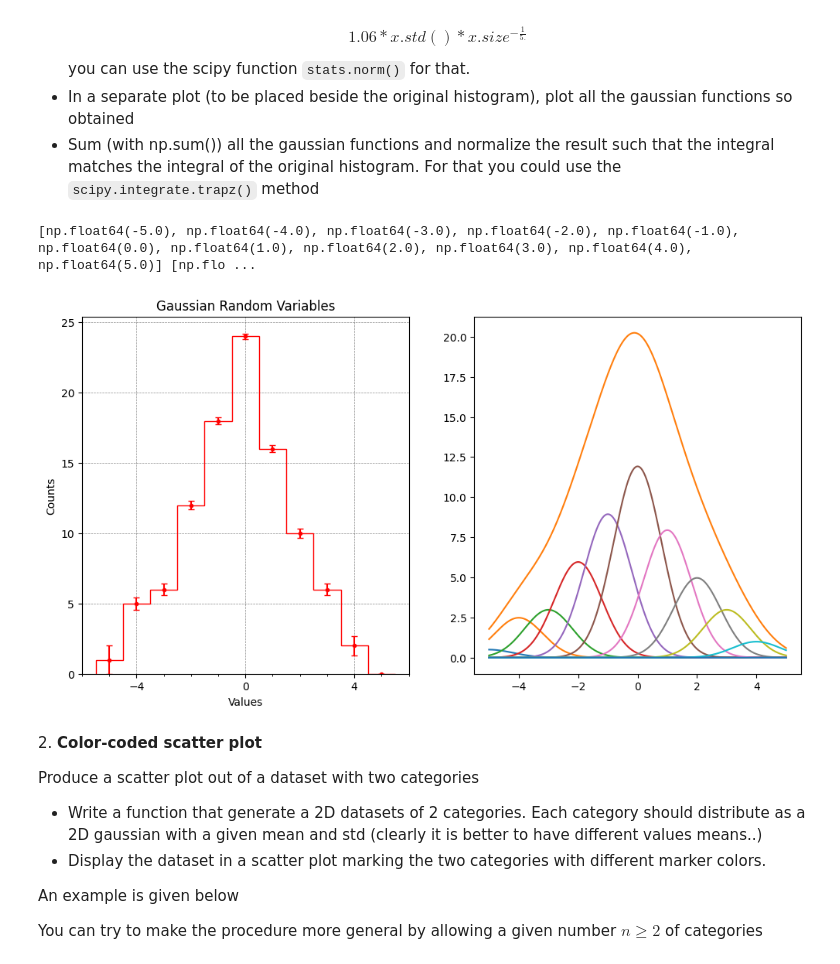
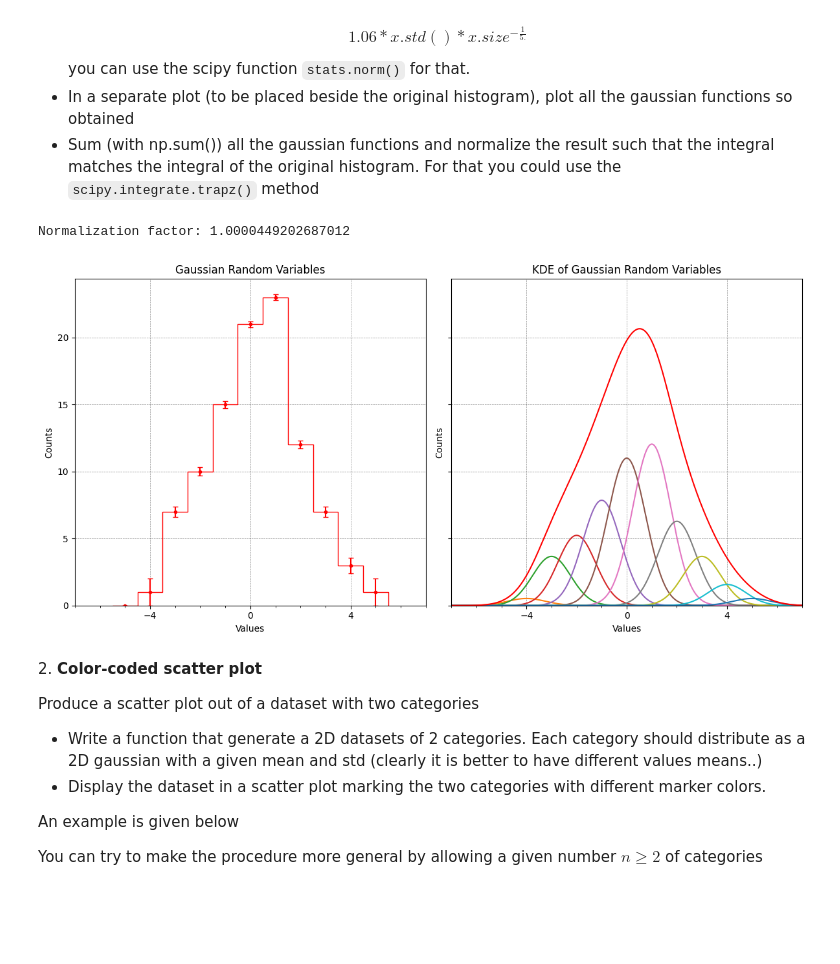
Before and after one commit to DanieleGhezzi25/LaboratoryOfComputationalPhysics_Y8, a Jupyter notebook: 07ex_Visualization.ipynb, the cells around one changed output. Cells and saved outputs as stored; diff of their text form; code cells hidden in the pictures; blank space fills up the shorter version.

```diff
--- a/07ex_Visualization.ipynb
+++ b/07ex_Visualization.ipynb
@@ -19,47 +19,59 @@ import numpy as np
 import matplotlib.pyplot as plt
 from matplotlib.ticker import AutoMinorLocator, MultipleLocator, FuncFormatter
 from scipy.stats import norm
+from scipy.integrate import trapezoid
 
 mean = 0
 sigma = 2
 x = np.random.normal(mean, sigma, size=100)
 
-fig, ax = plt.subplots(1,2,figsize=(12,6))
+fig, ax = plt.subplots(1,2,figsize=(12,6), sharex=True, sharey=True)
 
 # 1st plot
 
 edge = np.max([abs(np.floor(np.min(x))), abs(np.ceil(np.max(x)))])
 bins = np.arange(-edge-0.5,edge+0.6, 1)
 n = ax[0].hist(x, bins, color='red', histtype='step')[0]
 ax[0].set_xlabel('Values')
 ax[0].set_ylabel('Counts')
-ax[0].set_xlim([bins[0]-0.5, bins[-1]+0.5])
+ax[0].set_xlim([bins[0]-1.5, bins[-1]+1.5])
 ax[0].xaxis.set_major_locator(MultipleLocator(4))
 ax[0].xaxis.set_minor_locator(AutoMinorLocator(4))
 ax[0].tick_params(axis='both', which='major', width=0.8)
 ax[0].grid(linestyle='--', linewidth='0.5', alpha=0.6, color='.25')
 ax[0].set_title('Gaussian Random Variables')
 
 central_values = [(bins[i+1]-bins[i])/2+bins[i] for i in range(len(bins)-1)]
 yerr = [1/np.sqrt(i) if i > 0 else 0 for i in n]
-print(central_values, yerr)
 ax[0].errorbar(central_values, n, yerr, linestyle='', fmt='.', capsize=3, color='red', ecolor='red')
 
 
 # 2nd plot
 gauss_std = 1.06 * x.std() * x.size**(-1/5.)
-x_axis = np.linspace(-edge, edge, 10000)
+x_axis = np.linspace(bins[0]-1.5, bins[-1]+1.5, 10000)
 y_gauss = []
 for i in range(len(n)):
     y_gauss.append(n[i]*norm.pdf(x_axis, central_values[i], gauss_std))
     ax[1].plot(x_axis, y_gauss[i])
 
-ax[1].plot(x_axis, np.sum(y_gauss, axis=0))
+norm_factor = (np.sum((bins[-1]-bins[-2])*n))/trapezoid((np.sum(y_gauss, axis=0)), x_axis)
+print(f'Normalization factor: {norm_factor}')
 
+ax[1].plot(x_axis, np.sum(y_gauss, axis=0)*norm_factor, color='red')
+ax[1].set_xlabel('Values')
+ax[1].set_ylabel('Counts')
+ax[1].set_xlim([bins[0]-1.5, bins[-1]+1.5])
+ax[1].xaxis.set_major_locator(MultipleLocator(4))
+ax[1].xaxis.set_minor_locator(AutoMinorLocator(4))
+ax[1].tick_params(axis='both', which='major', width=0.8)
+ax[1].grid(linestyle='--', linewidth='0.5', alpha=0.6, color='.25')
+ax[1].set_title('KDE of Gaussian Random Variables')
+
+plt.tight_layout()
 plt.show()
 # %% [output]
-[np.float64(-5.0), np.float64(-4.0), np.float64(-3.0), np.float64(-2.0), np.float64(-1.0), np.float64(0.0), np.float64(1.0), np.float64(2.0), np.float64(3.0), np.float64(4.0), np.float64(5.0)] [np.flo ...
+Normalization factor: 1.0000449202687012
-[figure, old version]
+[figure, new version]
 # %% [markdown]
 2\. **Color-coded scatter plot**
 
```
